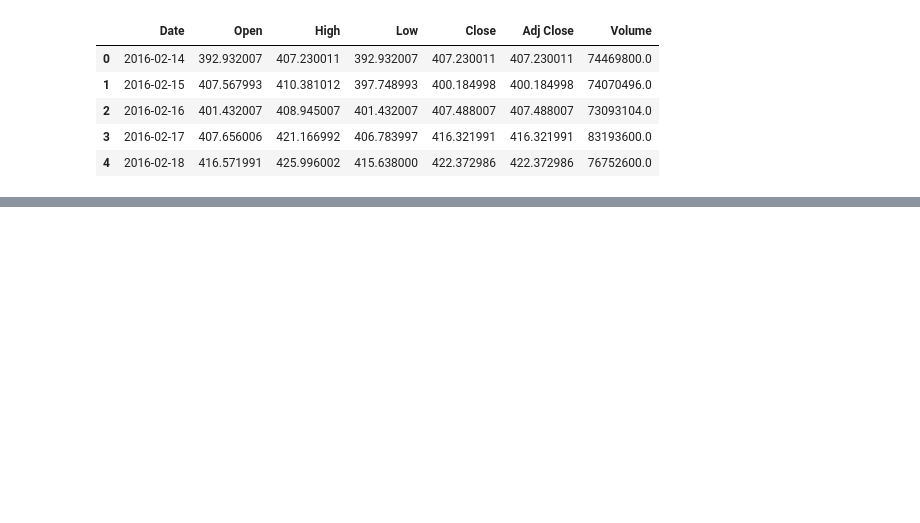
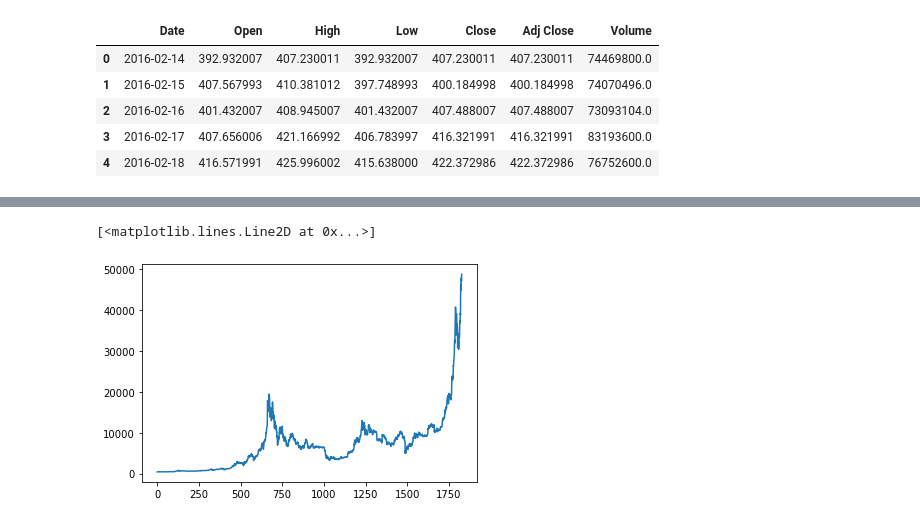
Before and after one commit to lakshman-luq/Stock_Price_Prediction, a Jupyter notebook: Model/model.ipynb, the cells around one changed output, grey strips where cells are left out. Cells and saved outputs as stored; diff of their text form; code cells hidden in the pictures; blank space fills up the shorter version.

```diff
--- a/Model/model.ipynb
+++ b/Model/model.ipynb
@@ -19,3 +20,6 @@ df.head()
 | 2 | 2016-02-16 | 401.432007 | 408.945007 | 401.432007 | 407.488007 | 407.488007 | 73093104.0 |
 | 3 | 2016-02-17 | 407.656006 | 421.166992 | 406.783997 | 416.321991 | 416.321991 | 83193600.0 |
 | 4 | 2016-02-18 | 416.571991 | 425.996002 | 415.638000 | 422.372986 | 422.372986 | 76752600.0 |
+# %%
+df['Date'] = pd.to_datetime(df['Date'])
+df.info()
@@ -21,0 +39,2 @@ df.head()
+# %%
+df1 = df.reset_index()['Close'] #stock prediction for close column, all close values in df1
@@ -21,0 +61,5 @@ df.head()
+# %%
+plt.plot(df1)
+# %% [output]
+[<matplotlib.lines.Line2D at 0x...>]
+[figure, added]
```
Also changed, not shown: parts of 35 cells of this notebook.
